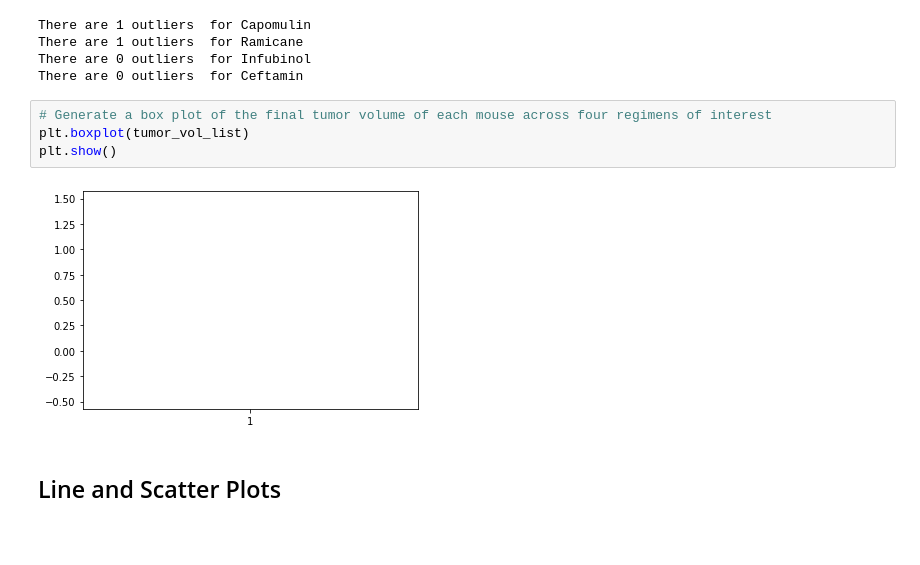
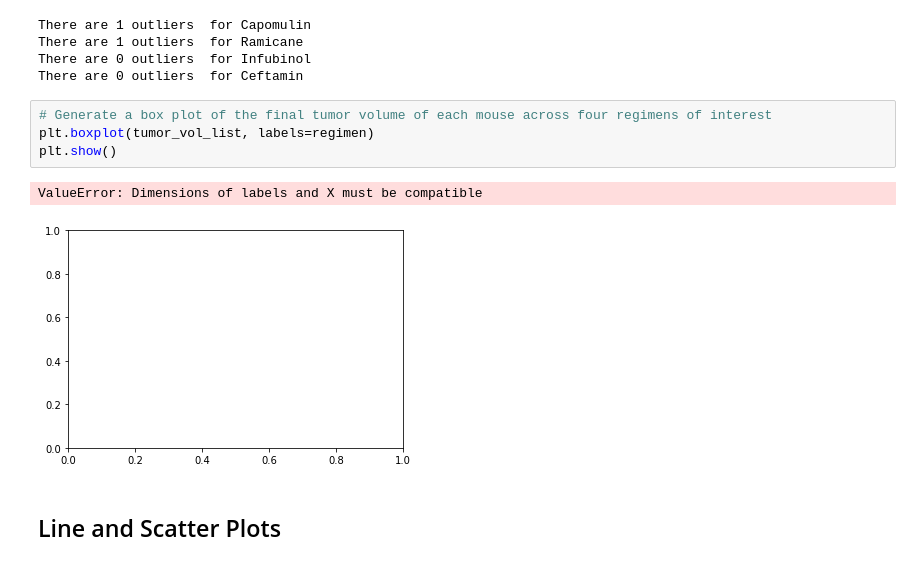
Before and after one commit to Lizbetheli/Matplotlib, a Jupyter notebook: pymaceuticals_starter_code.ipynb, the cells around one changed output. Saved outputs shown, nothing was run; the diff lists cells and outputs as text; blank space fills up the shorter version.

```diff
--- a/pymaceuticals_starter_code.ipynb
+++ b/pymaceuticals_starter_code.ipynb
@@ -252,10 +257,11 @@ There are 0 outliers  for Infubinol
 There are 0 outliers  for Ceftamin
 # %%
 # Generate a box plot of the final tumor volume of each mouse across four regimens of interest
-plt.boxplot(tumor_vol_list)
+plt.boxplot(tumor_vol_list, labels=regimen)
 plt.show()
 # %% [output]
+ValueError: Dimensions of labels and X must be compatible
-[figure, old version]
+[figure, new version]
 # %% [markdown]
 ## Line and Scatter Plots
 # %%
```
Also changed, not shown: parts of 2 cells of this notebook.
